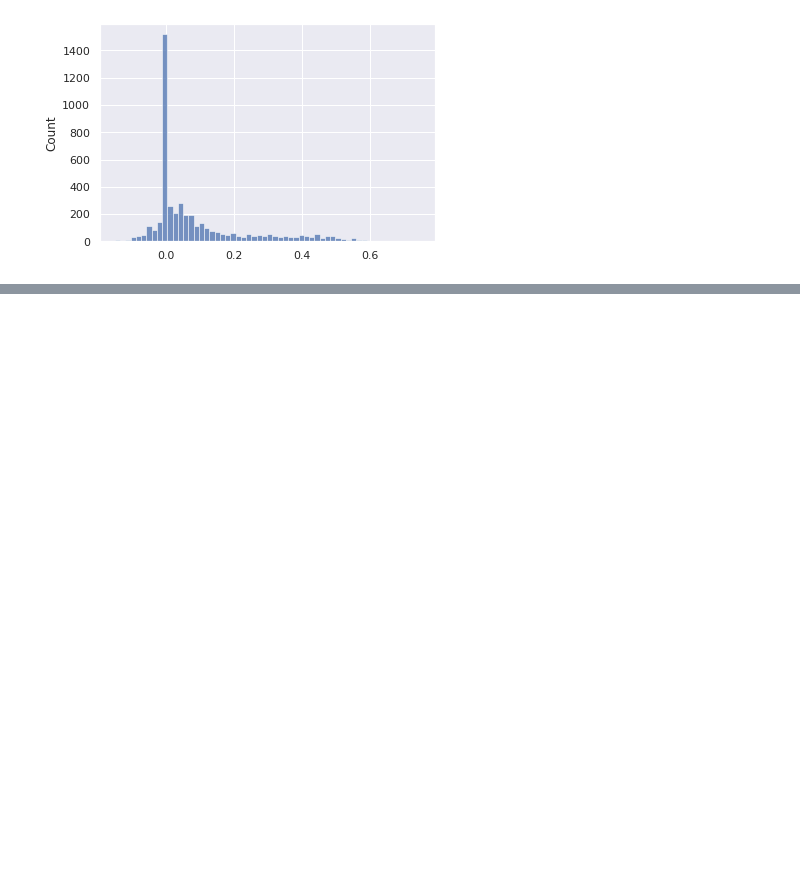
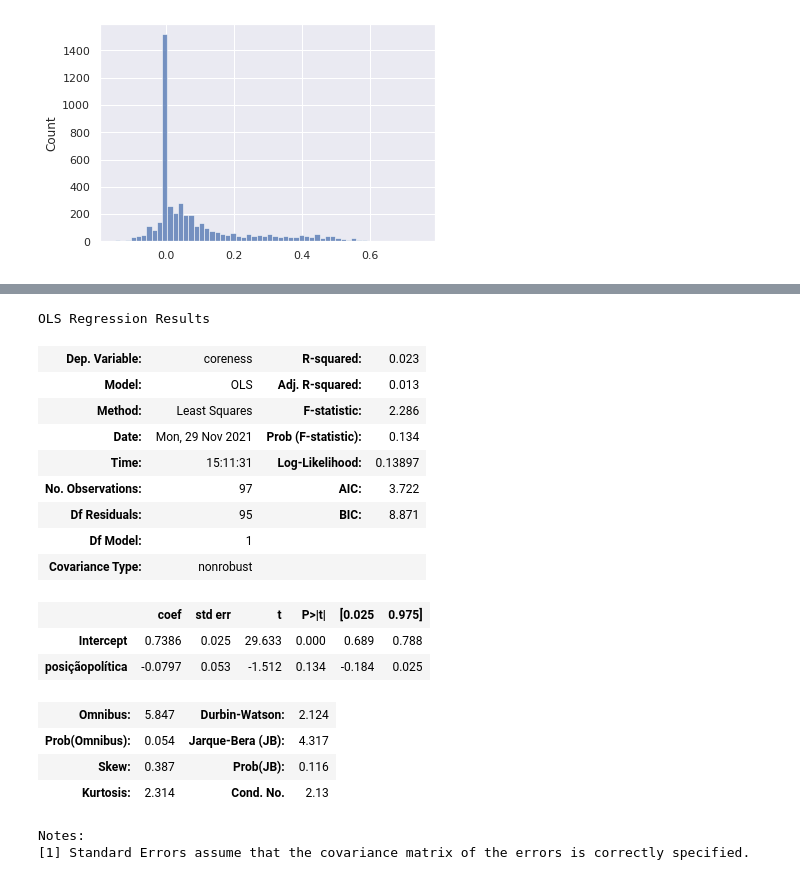
Before and after one commit to hashiprobr-classroom/parte-tecnica-do-projeto-grupod, a Jupyter notebook: notebooks/Projeto.ipynb, the cells around one changed output, grey strips where cells are left out. Saved outputs shown, nothing was run; the diff lists cells and outputs as text; code cells hidden in the pictures; blank space fills up the shorter version.

```diff
--- a/notebooks/Projeto.ipynb
+++ b/notebooks/Projeto.ipynb
@@ -560,0 +586,24 @@ plt.show()
+# %%
+model = smf.ols(data=final, formula='coreness ~ posiçãopolítica')
+result = model.fit()
+result.summary()
+# %% [output]
+OLS Regression Results
+| Dep. Variable: | coreness | R-squared: | 0.023 |
+| Model: | OLS | Adj. R-squared: | 0.013 |
+| Method: | Least Squares | F-statistic: | 2.286 |
+| Date: | Mon, 29 Nov 2021 | Prob (F-statistic): | 0.134 |
+| Time: | 15:11:31 | Log-Likelihood: | 0.13897 |
+| No. Observations: | 97 | AIC: | 3.722 |
+| Df Residuals: | 95 | BIC: | 8.871 |
+| Df Model: | 1 |  |  |
+| Covariance Type: | nonrobust |  |  |
+|  | coef | std err | t | P>|t| | [0.025 | 0.975] |
+| Intercept | 0.7386 | 0.025 | 29.633 | 0.000 | 0.689 | 0.788 |
+| posiçãopolítica | -0.0797 | 0.053 | -1.512 | 0.134 | -0.184 | 0.025 |
+| Omnibus: | 5.847 | Durbin-Watson: | 2.124 |
+| Prob(Omnibus): | 0.054 | Jarque-Bera (JB): | 4.317 |
+| Skew: | 0.387 | Prob(JB): | 0.116 |
+| Kurtosis: | 2.314 | Cond. No. | 2.13 |
+Notes:
+[1] Standard Errors assume that the covariance matrix of the errors is correctly specified.
```
Also changed, not shown: parts of 4 cells of this notebook.
